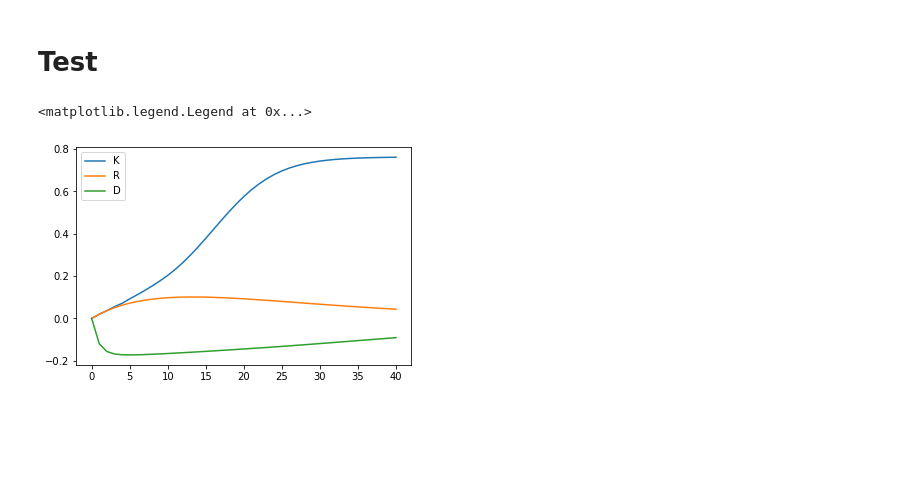
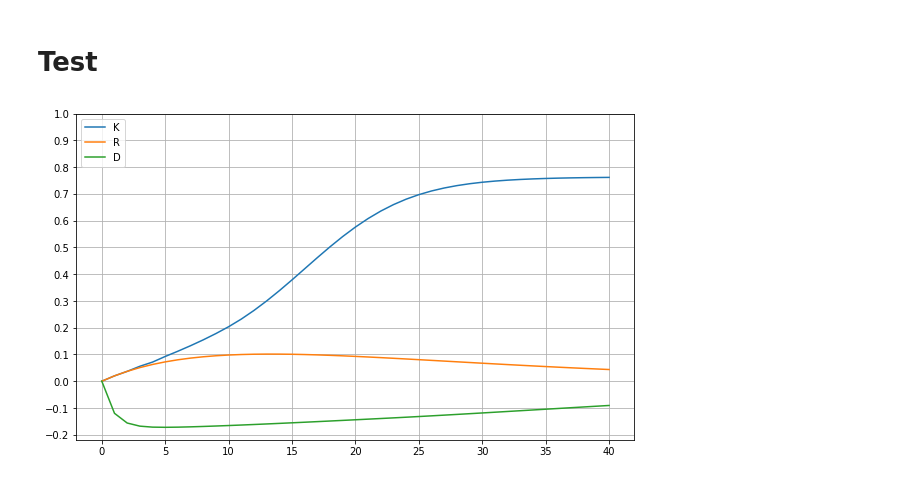
Before and after one commit to kalenkovich/cognitive-models-code, a Jupyter notebook: 01_interactive-activation-model/04_test-worr-vs-word.ipynb, the cells around one changed output. Cells and saved outputs as stored; diff of their text form; code cells hidden in the pictures; blank space fills up the shorter version.

Commit message:
Compared our plots to the article

```diff
--- a/01_interactive-activation-model/04_test-worr-vs-word.ipynb
+++ b/01_interactive-activation-model/04_test-worr-vs-word.ipynb
@@ -64,8 +64,10 @@ for _ in range(40):
     iam.run_cycle()
     take_snapshot()
 # %%
+plt.figure(figsize=(10, 6))
 plt.plot(np.array(list(letter_activations_history.values())).T)
-plt.legend(list(letter_activations_history.keys()))
+plt.legend(list(letter_activations_history.keys()), loc='upper left')
+plt.grid()
+plt.yticks(np.arange(-0.2, 1.1, 0.1));
 # %% [output]
-<matplotlib.legend.Legend at 0x...>
-[figure, old version]
+[figure, new version]
```
Also changed, not shown: parts of 5 cells of this notebook, 3 other files.
